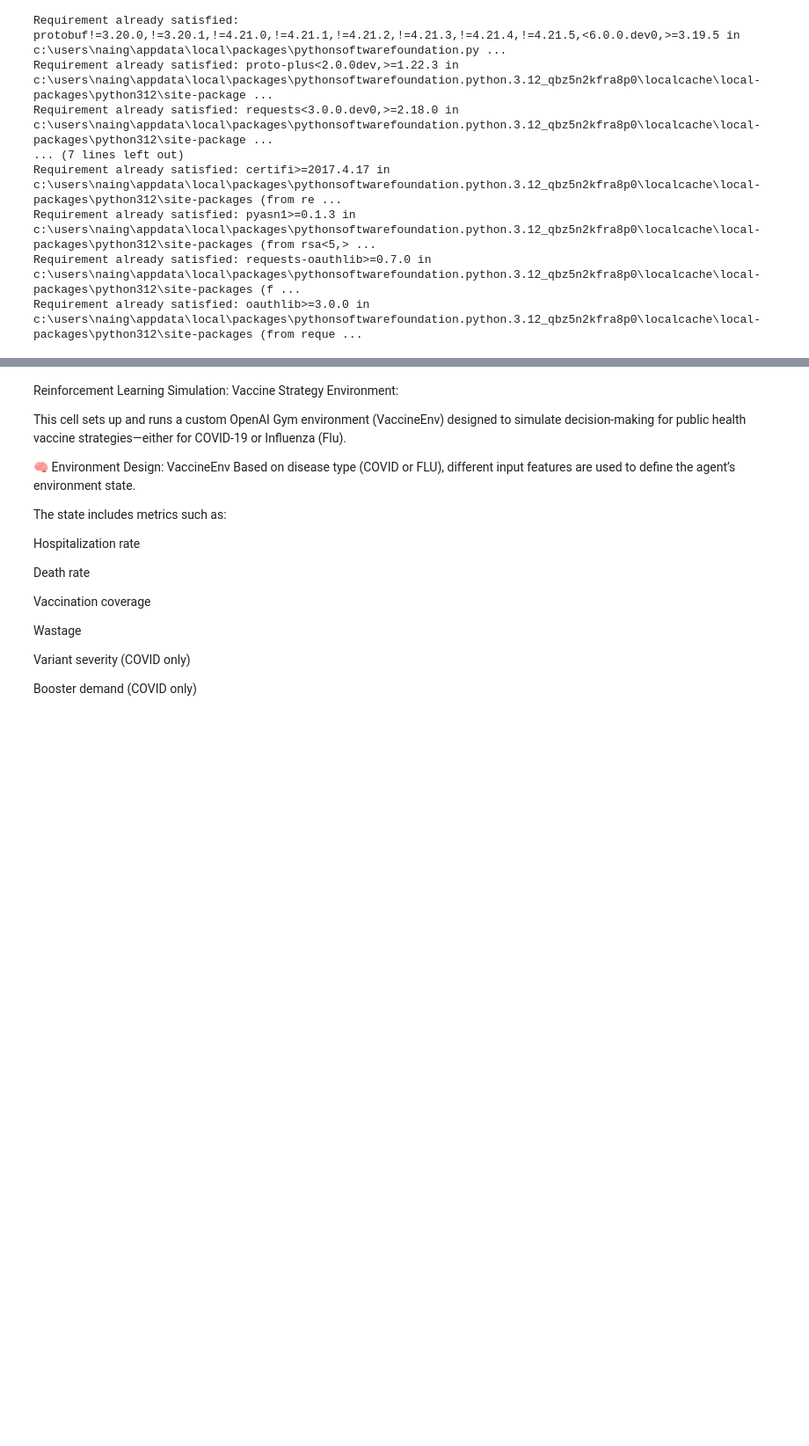
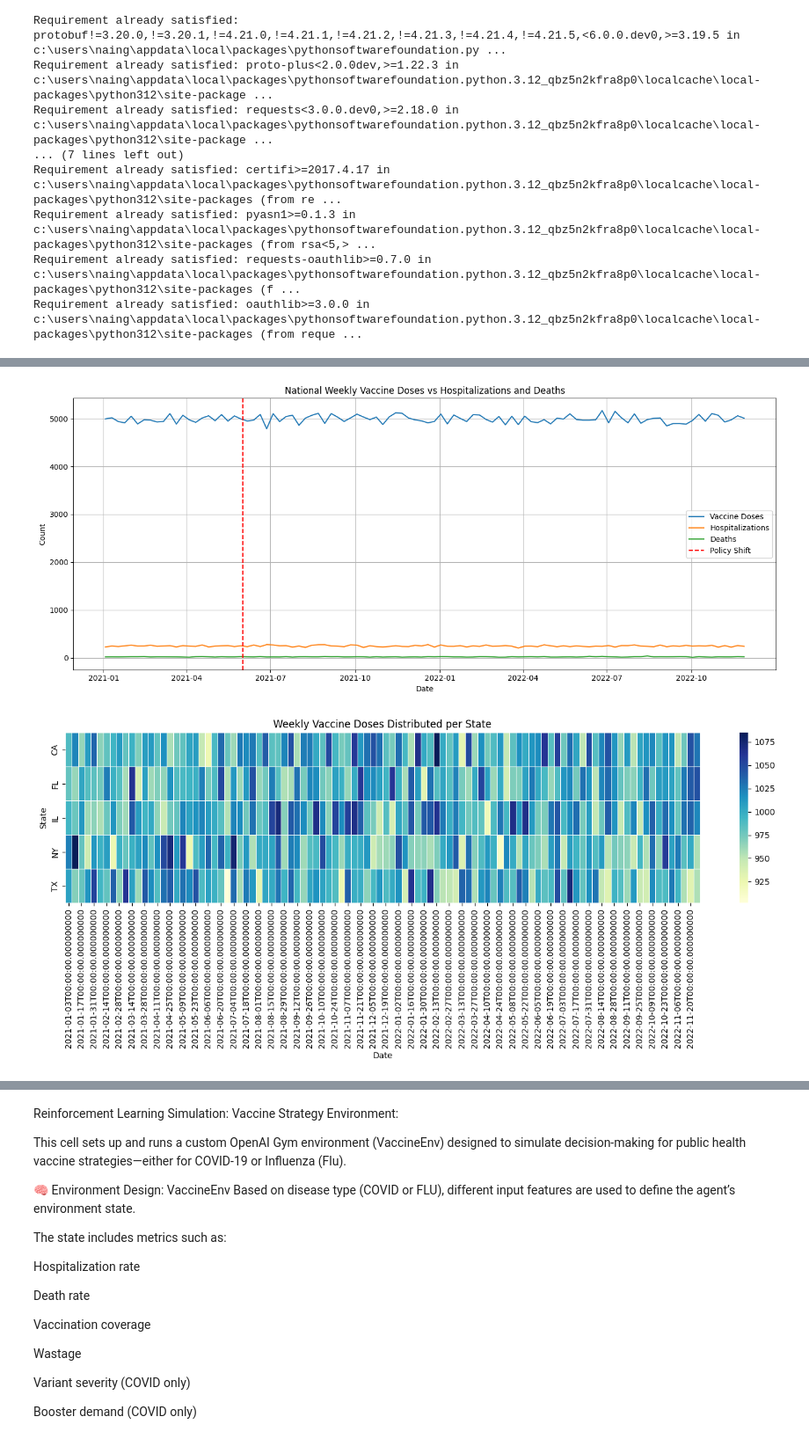
Before and after one commit to Codingjackking/MultiVacSim, a Jupyter notebook: models/training.ipynb, the cells around one changed output, grey strips where cells are left out. Shown at 88% size. Cells and saved outputs as stored; diff of their text form; code cells hidden in the pictures; blank space fills up the shorter version.

```diff
--- a/models/training.ipynb
+++ b/models/training.ipynb
@@ -587,0 +856,56 @@ plt.show()
+# %%
+import pandas as pd
+import numpy as np
+import matplotlib.pyplot as plt
+import seaborn as sns
+import os
+
+# Simulated data for demonstration
+# Assume we already loaded clean CSVs for flu with date, state, doses, hospitalizations, and deaths
+# Here's a sample structure we might expect
+date_range = pd.date_range(start="2021-01-01", periods=100, freq='W')
+states = ['CA', 'TX', 'NY', 'FL', 'IL']
+np.random.seed(42)
+
+# Time Series DataFrame
+time_series_df = pd.DataFrame({
+    "date": np.tile(date_range, len(states)),
+    "state": np.repeat(states, len(date_range)),
+    "doses": np.random.poisson(1000, len(date_range) * len(states)),
+    "hospitalizations": np.random.poisson(50, len(date_range) * len(states)),
+    "deaths": np.random.poisson(5, len(date_range) * len(states))
+})
+
+# 1. Time Series Plot (Aggregated Nationally)
+agg_df = time_series_df.groupby("date").sum(numeric_only=True)
+
+plt.figure(figsize=(14, 6))
+plt.plot(agg_df.index, agg_df["doses"], label="Vaccine Doses")
+plt.plot(agg_df.index, agg_df["hospitalizations"], label="Hospitalizations")
+plt.plot(agg_df.index, agg_df["deaths"], label="Deaths")
+plt.axvline(pd.to_datetime("2021-06-01"), color='red', linestyle='--', label='Policy Shift')
+plt.title("National Weekly Vaccine Doses vs Hospitalizations and Deaths")
+plt.xlabel("Date")
+plt.ylabel("Count")
+plt.legend()
+plt.grid(True)
+plt.tight_layout()
+plt.savefig("C:/Users/naing/MultiVacSim/graphs/time_series_policy_overlay.png")
+plt.show()
+plt.close()
+
+# 2. Heatmap: average dose per state across weeks
+pivot_df = time_series_df.pivot_table(index="state", columns="date", values="doses", aggfunc='mean')
+
+plt.figure(figsize=(14, 6))
+sns.heatmap(pivot_df, cmap="YlGnBu", linewidths=0.5)
+plt.title("Weekly Vaccine Doses Distributed per State")
+plt.xlabel("Date")
+plt.ylabel("State")
+plt.tight_layout()
+plt.savefig("C:/Users/naing/MultiVacSim/graphs/vaccine_heatmap_by_state.png")
+plt.show()
+plt.close()
+# %% [output]
+[figure, added]
+[figure, added]
```
Also changed, not shown: parts of 14 cells of this notebook, 16 other files.
